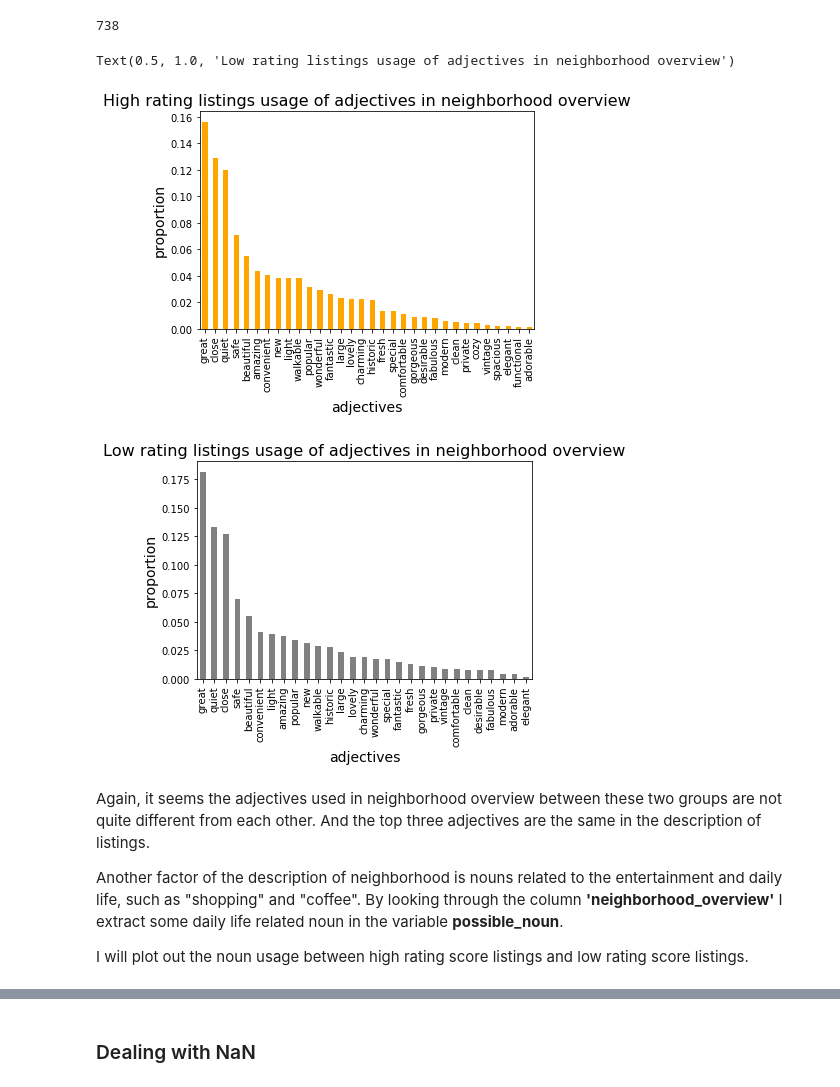
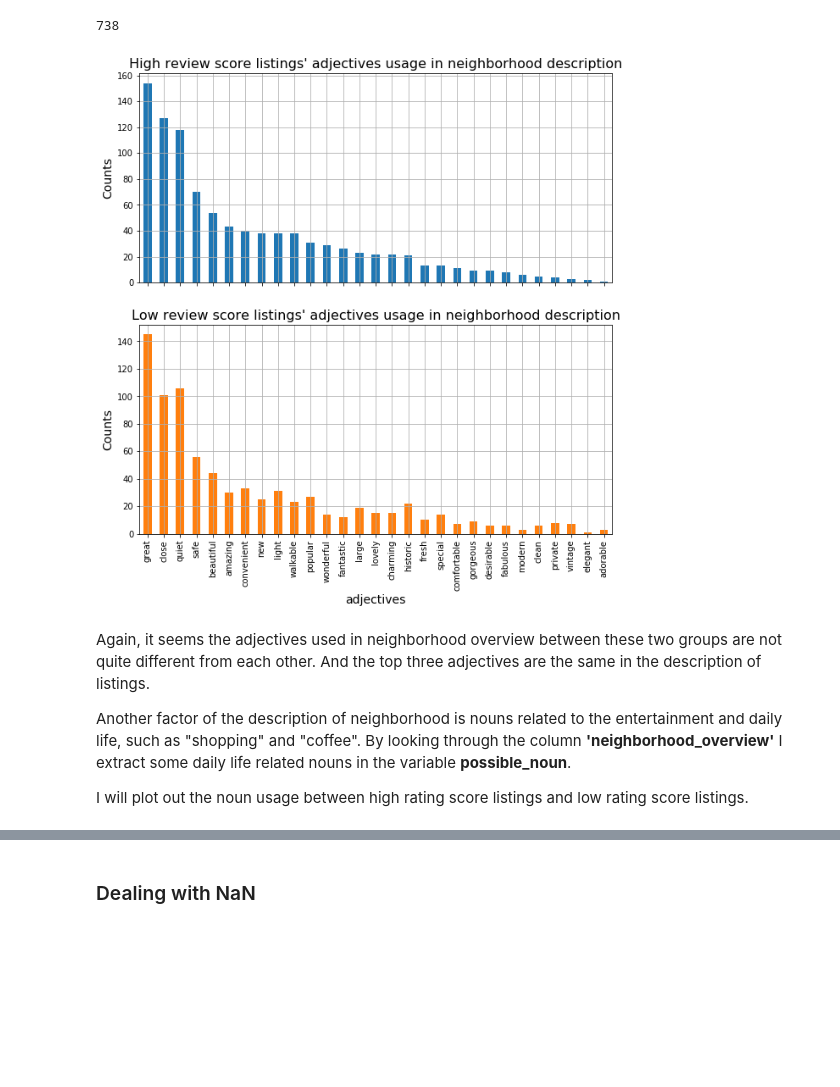
Before and after one commit to YeLiBCM/udacity-DS-nano-project1, a Jupyter notebook: project1_main.ipynb, the cells around one changed output, grey strips where cells are left out. Saved outputs shown, nothing was run; the diff lists cells and outputs as text; code cells hidden in the pictures; blank space fills up the shorter version.

```diff
--- a/project1_main.ipynb
+++ b/project1_main.ipynb
@@ -176,5 +145,5 @@ df_q2 = df_new.dropna(subset = ['neighborhood_overview'], axis = 0)
 # %%
 # separate data into high rating group and low rating group
 y_q2 = df_q2.review_scores_rating
-df2_high_score = df_q2[y_q2 > np.percentile(y_q2,75)]
-df2_low_score  = df_q2[y_q2 < np.percentile(y_q2,25)]
+df2_high = df_q2[y_q2 > np.percentile(y_q2,75)]
+df2_low  = df_q2[y_q2 < np.percentile(y_q2,25)]
@@ -187,20 +150,27 @@ prop_adj_low_neighbor  = adj_low_neighbor/adj_low_neighbor.sum()
-# %%
-axes3 = prop_adj_high_neighbor.plot(kind = 'bar', legend = None, color = 'orange')
-axes3.set_xlabel('adjectives', fontsize = 14)
-axes3.set_ylabel('proportion', fontsize = 14)
-axes3.set_title('High rating listings usage of adjectives in neighborhood overview', fontsize = 16)
-axes4 = prop_adj_low_neighbor.plot(kind = 'bar', legend = None, color = 'grey')
-axes4.set_xlabel('adjectives', fontsize = 14)
-axes4.set_ylabel('proportion', fontsize = 14)
-axes4.set_title('Low rating listings usage of adjectives in neighborhood overview', fontsize = 16)
-# %% [output]
-Text(0.5, 1.0, 'Low rating listings usage of adjectives in neighborhood overview')
-[figure, removed]
-[figure, removed]
+# %%
+# use get_count funtion to sort out the adjective usage
+adj_high_neighbor  = get_count(df2_high, col = 'neighborhood_overview')
+adj_low_neighbor   = get_count(df2_low, col = 'neighborhood_overview')
+
+count_adj_neighbor = pd.concat([adj_high_neighbor, adj_low_neighbor], axis=1, join='inner')
+
+ax2 = count_adj_neighbor.plot.bar(legend = None, subplots=True, figsize = (10,10), grid = True)
+ax2[0].set_xlabel('adjectives', fontsize = 14)
+ax2[0].set_ylabel('Counts', fontsize = 14)
+ax2[0].set_title("High review score listings' adjectives usage in neighborhood description", fontsize = 16);
+ax2[1].set_xlabel('adjectives', fontsize = 14)
+ax2[1].set_ylabel('Counts', fontsize = 14)
+ax2[1].set_title("Low review score listings' adjectives usage in neighborhood description", fontsize = 16);
+
+# uncomment the following two lines to save figure
+#fig = ax2[0].get_figure()
+#fig.savefig('Neighborhood_description_difference.png', dpi = 100)
+# %% [output]
+[figure, added]
 # %% [markdown]
 Again, it seems the adjectives used in neighborhood overview between these two groups are not quite different from each other. And the top three adjectives are the same in the description of listings.
 
-Another factor of the description of neighborhood is nouns related to the entertainment and daily life, such as "shopping" and "coffee". By looking through the column **'neighborhood_overview'** I extract some daily life related noun in the variable **possible_noun**.
+Another factor of the description of neighborhood is nouns related to the entertainment and daily life, such as "shopping" and "coffee". By looking through the column **'neighborhood_overview'** I extract some daily life related nouns in the variable **possible_noun**.
 
 I will plot out the noun usage between high rating score listings and low rating score listings.
 # %%
```
Also changed, not shown: parts of 63 cells of this notebook.
